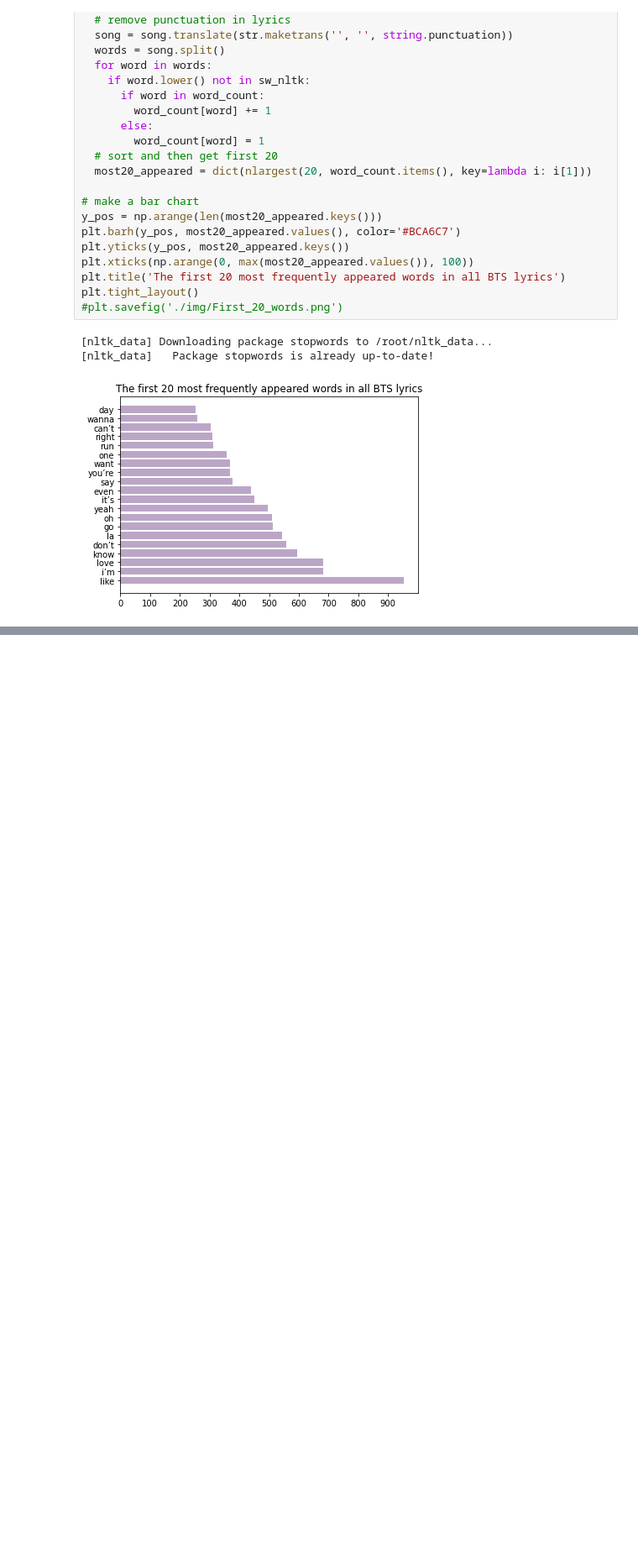
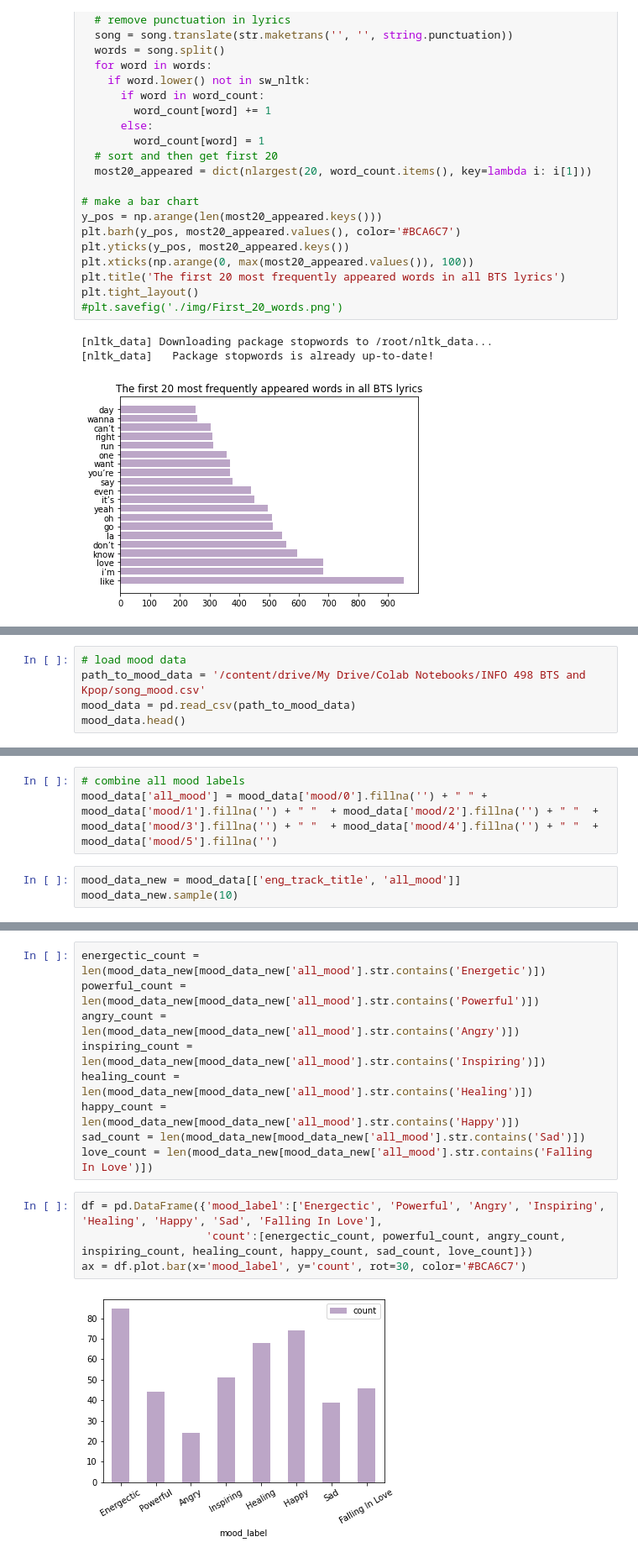
Before and after one commit to dorissssy/Info498A_Final_Project, a Jupyter notebook: data/BTS_lyrics.ipynb, the cells around one changed output, grey strips where cells are left out. Shown at 84% size. Drawn from its saved outputs; the diff is of its cells as text; blank space fills up the shorter version.

```diff
--- a/data/BTS_lyrics.ipynb
+++ b/data/BTS_lyrics.ipynb
@@ -96,0 +66,5 @@ plt.show()
+# %%
+# load mood data
+path_to_mood_data = '/content/drive/My Drive/Colab Notebooks/INFO 498 BTS and Kpop/song_mood.csv'
+mood_data = pd.read_csv(path_to_mood_data)
+mood_data.head()
@@ -96,0 +78,6 @@ plt.show()
+# %%
+# combine all mood labels
+mood_data['all_mood'] = mood_data['mood/0'].fillna('') + " " + mood_data['mood/1'].fillna('') + " "  + mood_data['mood/2'].fillna('') + " "  + mood_data['mood/3'].fillna('') + " "  + mood_data['mood/4'].fillna('') + " "  + mood_data['mood/5'].fillna('')
+# %%
+mood_data_new = mood_data[['eng_track_title', 'all_mood']]
+mood_data_new.sample(10)
@@ -96,0 +96,15 @@ plt.show()
+# %%
+energectic_count = len(mood_data_new[mood_data_new['all_mood'].str.contains('Energetic')])
+powerful_count = len(mood_data_new[mood_data_new['all_mood'].str.contains('Powerful')])
+angry_count = len(mood_data_new[mood_data_new['all_mood'].str.contains('Angry')])
+inspiring_count = len(mood_data_new[mood_data_new['all_mood'].str.contains('Inspiring')])
+healing_count = len(mood_data_new[mood_data_new['all_mood'].str.contains('Healing')])
+happy_count = len(mood_data_new[mood_data_new['all_mood'].str.contains('Happy')])
+sad_count = len(mood_data_new[mood_data_new['all_mood'].str.contains('Sad')])
+love_count = len(mood_data_new[mood_data_new['all_mood'].str.contains('Falling In Love')])
+# %%
+df = pd.DataFrame({'mood_label':['Energectic', 'Powerful', 'Angry', 'Inspiring', 'Healing', 'Happy', 'Sad', 'Falling In Love'],
+                   'count':[energectic_count, powerful_count, angry_count, inspiring_count, healing_count, happy_count, sad_count, love_count]})
+ax = df.plot.bar(x='mood_label', y='count', rot=30, color='#BCA6C7')
+# %% [output]
+[figure, added]
```
Also changed, not shown: parts of 5 cells of this notebook, 1 other file.
